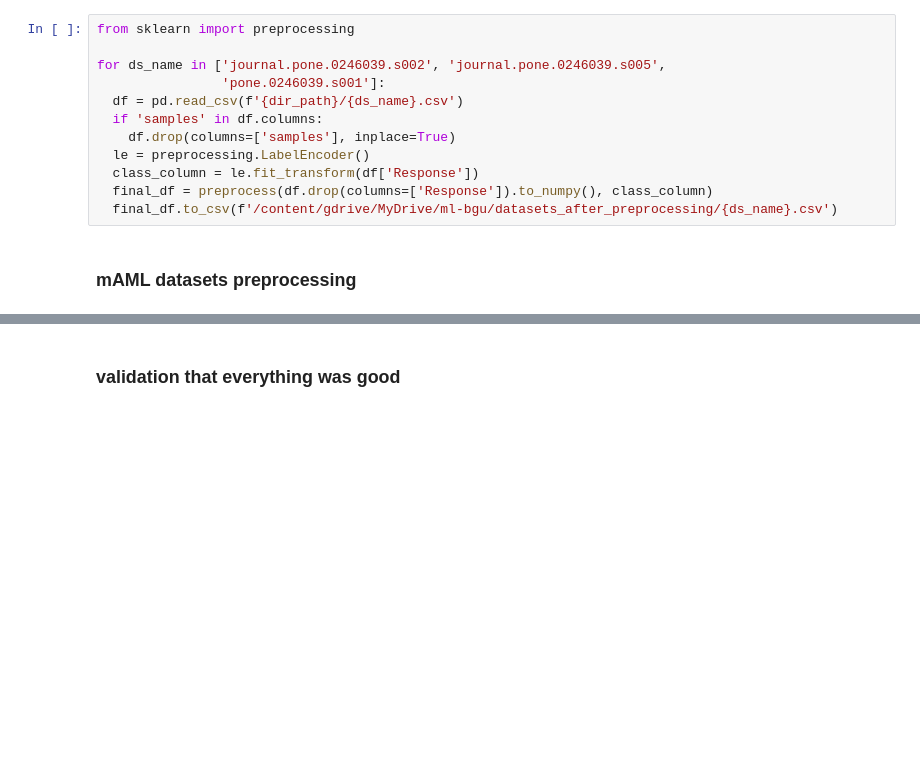
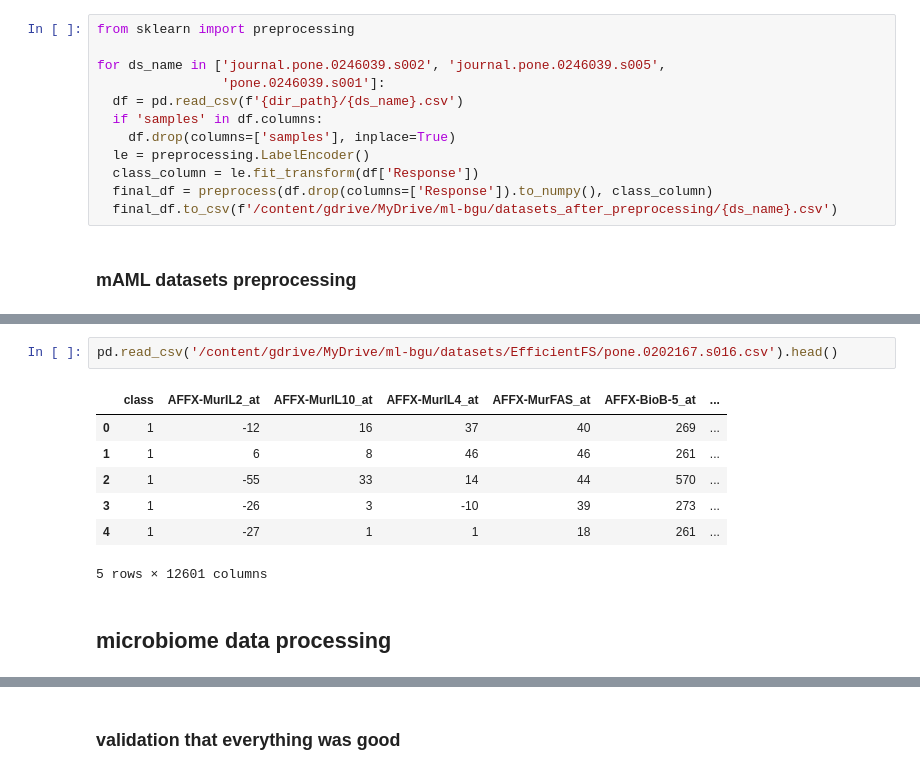
Before and after one commit to Ofir408/ml-feature-selection, a Jupyter notebook: data_preprocessing.ipynb, the cells around one changed output, grey strips where cells are left out. Cells and saved outputs as stored; diff of their text form; blank space fills up the shorter version.

```diff
--- a/data_preprocessing.ipynb
+++ b/data_preprocessing.ipynb
@@ -110,0 +162,12 @@ ds_name=Costello2009_Subject.7
+# %%
+pd.read_csv('/content/gdrive/MyDrive/ml-bgu/datasets/EfficientFS/pone.0202167.s016.csv').head()
+# %% [output]
+|  | class | AFFX-MurIL2_at | AFFX-MurIL10_at | AFFX-MurIL4_at | AFFX-MurFAS_at | AFFX-BioB-5_at | ... |
+| 0 | 1 | -12 | 16 | 37 | 40 | 269 | ... |
+| 1 | 1 | 6 | 8 | 46 | 46 | 261 | ... |
+| 2 | 1 | -55 | 33 | 14 | 44 | 570 | ... |
+| 3 | 1 | -26 | 3 | -10 | 39 | 273 | ... |
+| 4 | 1 | -27 | 1 | 1 | 18 | 261 | ... |
+5 rows × 12601 columns
+# %% [markdown]
+## microbiome data processing
```
Also changed, not shown: parts of 31 cells of this notebook.
